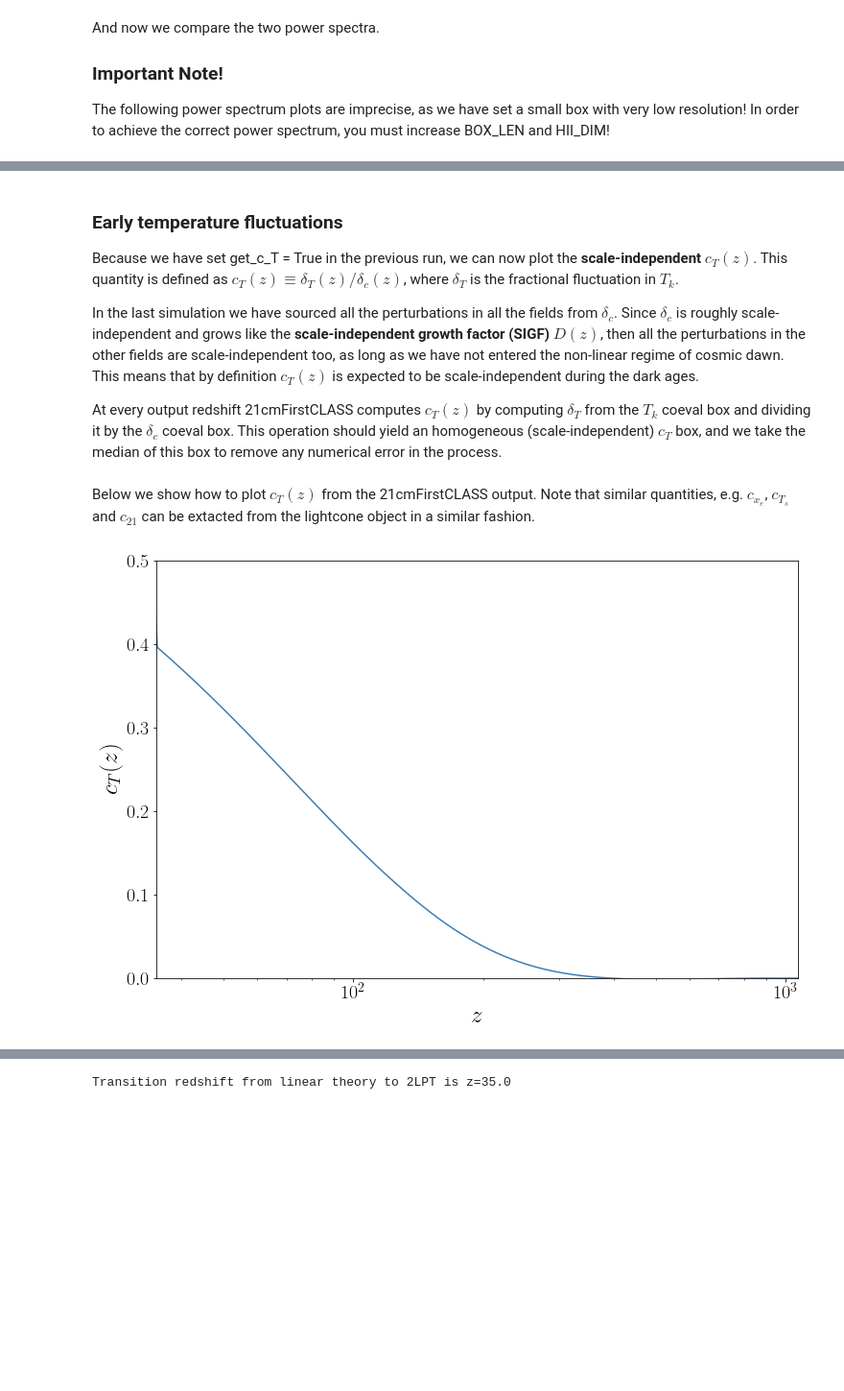
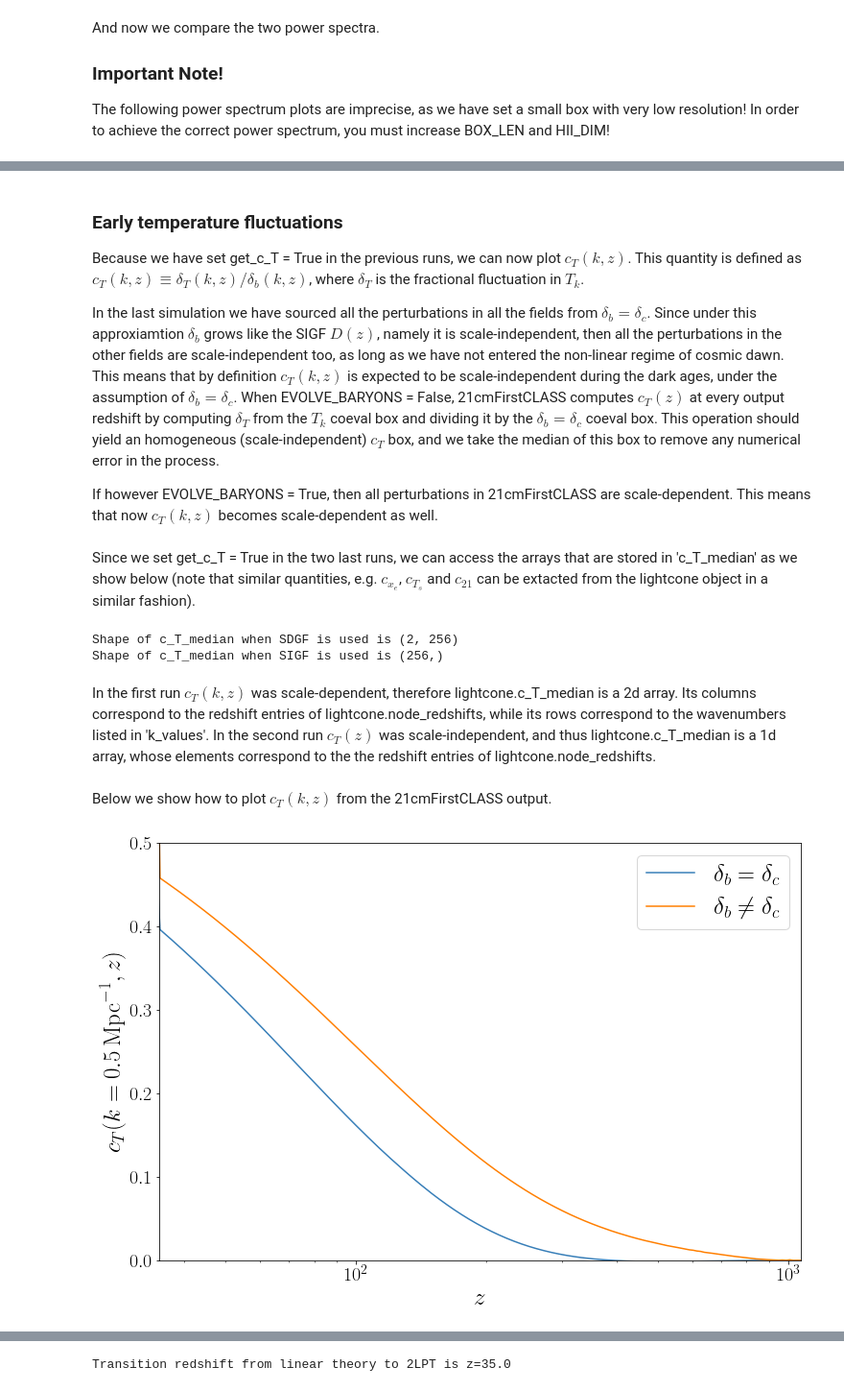
Before and after one commit to jordanflitter/21cmFirstCLASS, a Jupyter notebook: Tutorial (Jupyter notebooks)/notebook_2.ipynb, the cells around one changed output, grey strips where cells are left out. Shown: that part at 96% size. Cells and saved outputs as stored; diff of their text form; code cells hidden in the pictures; blank space fills up the shorter version.

```diff
--- a/Tutorial (Jupyter notebooks)/notebook_2.ipynb
+++ b/Tutorial (Jupyter notebooks)/notebook_2.ipynb
@@ -163,0 +177,13 @@ In contrast, during cosmic dawn the amount of redshift iterations is the same bo
+# %%
+user_params['LINEAR_DELTA_IN_EPS'] = False
+
+lightcone_NL_in_EPS = p21c.run_lightcone(redshift = 6., # minimum redshift at which the simulation will stop
+                                         random_seed = 1, # numerical seed -- if None, each run will produce different initial conditions, with the same cosmological power spectrum but different spatial realization. You need to specify the random seed to coherently compare two different runs, due to cosmic variance.
+                                         regenerate = True, # create new data even if cached are found
+                                         write = False, # whether or no to save cached files
+                                         user_params = user_params,
+                                         astro_params = astro_params,
+                                         flag_options = flag_options,
+                                         cosmo_params = cosmo_params,
+                                         global_quantities = global_quantities,
+                                         lightcone_quantities = lightcone_quantities) ;
@@ -227,0 +307,14 @@ Unlike the SIGF, the SDGF, not only it is scale dependent, but it also has not t
+# %%
+user_params['EVOLVE_MATTER'] = False
+
+lightcone_matter_is_CDM = p21c.run_lightcone(redshift = 6., # minimum redshift at which the simulation will stop
+                                             random_seed = 1, # numerical seed -- if None, each run will produce different initial conditions, with the same cosmological power spectrum but different spatial realization. You need to specify the random seed to coherently compare two different runs, due to cosmic variance.
+                                             regenerate = True, # create new data even if cached are found
+                                             write = False, # whether or no to save cached files
+                                             user_params = user_params,
+                                             astro_params = astro_params,
+                                             flag_options = flag_options,
+                                             cosmo_params = cosmo_params,
+                                             global_quantities = global_quantities,
+                                             lightcone_quantities = lightcone_quantities,
+                                             get_c_T = True, k_values = [0.01,0.5]) ; # We will explain shortly what these arguments do
@@ -286,24 +384,40 @@ While we stress that the above power spectra are imprecise quantitively, we can
 # %% [markdown]
 ### Early temperature fluctuations
-Because we have set get_c_T = True in the previous run, we can now plot the <b>scale-independent</b> $c_T(z)$. This quantity is defined as $c_T(z)\equiv\delta_T(z)/\delta_c(z)$, where $\delta_T$ is the fractional fluctuation in $T_k$.
+Because we have set get_c_T = True in the previous runs, we can now plot $c_T(k,z)$. This quantity is defined as $c_T(k,z)\equiv\delta_T(k,z)/\delta_b(k,z)$, where $\delta_T$ is the fractional fluctuation in $T_k$.
 
-In the last simulation we have sourced all the perturbations in all the fields from $\delta_c$. Since $\delta_c$ is roughly scale-independent and grows like the <b>scale-independent growth factor (SIGF)</b> $D(z)$, then all the perturbations in the other fields are scale-independent too, as long as we have not entered the non-linear regime of cosmic dawn. This means that by definition $c_T(z)$ is expected to be scale-independent during the dark ages.
+In the last simulation we have sourced all the perturbations in all the fields from $\delta_b=\delta_c$. Since under this approxiamtion $\delta_b$ grows like the SIGF $D(z)$, namely it is scale-independent, then all the perturbations in the other fields are scale-independent too, as long as we have not entered the non-linear regime of cosmic dawn. This means that by definition $c_T(k,z)$ is expected to be scale-independent during the dark ages, under the assumption of $\delta_b=\delta_c$. When EVOLVE_BARYONS = False, 21cmFirstCLASS computes $c_T(z)$ at every output redshift by computing $\delta_T$ from the $T_k$ coeval box and dividing it by the $\delta_b=\delta_c$ coeval box. This operation should yield an homogeneous (scale-independent) $c_T$ box, and we take the median of this box to remove any numerical error in the process.
 
-At every output redshift 21cmFirstCLASS computes $c_T(z)$ by computing $\delta_T$ from the $T_k$ coeval box and dividing it by the $\delta_c$ coeval box. This operation should yield an homogeneous (scale-independent) $c_T$ box, and we take the median of this box to remove any numerical error in the process.
+If however EVOLVE_BARYONS = True, then all perturbations in 21cmFirstCLASS are scale-dependent. This means that now $c_T(k,z)$ becomes scale-dependent as well.
+# %% [markdown]
+Since we set get_c_T = True in the two last runs, we can access the arrays that are stored in 'c_T_median' as we show below (note that similar quantities, e.g. $c_{x_e}$, $c_{T_s}$ and $c_{21}$ can be extacted from the lightcone object in a similar fashion).
+# %%
+print(f'Shape of c_T_median when SDGF is used is {lightcone_matter_is_CDM.c_T_median.shape}')
+print(f'Shape of c_T_median when SIGF is used is {lightcone_SIGF.c_T_median.shape}')
+# %% [output]
+Shape of c_T_median when SDGF is used is (2, 256)
+Shape of c_T_median when SIGF is used is (256,)
+# %% [markdown]
+In the first run $c_T(k,z)$ was scale-dependent, therefore lightcone.c_T_median is a 2d array. Its columns correspond to the redshift entries of lightcone.node_redshifts, while its rows correspond to the wavenumbers listed in 'k_values'. In the second run $c_T(z)$ was scale-independent, and thus lightcone.c_T_median is a 1d array, whose elements correspond to the the redshift entries of lightcone.node_redshifts.
 # %% [markdown]
-Below we show how to plot $c_T(z)$ from the 21cmFirstCLASS output. Note that similar quantities, e.g. $c_{x_e}$, $c_{T_s}$ and $c_{21}$ can be extacted from the lightcone object in a similar fashion.
+Below we show how to plot $c_T(k,z)$ from the 21cmFirstCLASS output.
 # %%
-# Plot c_T(z)!
+# Plot c_T(k,z)!
+# In the second curve we choose the 1st column in c_T_median, which is associated with k=0.5/Mpc, that was the
+# 1st entry in 'k_values'. If we had chosen the 0'th entry instead (correponds to k=0.01/Mpc, which was to the
+# 0'th entry in 'k_values'), then we would get junk because our box is not large enough, see details below.
+
 fig, ax = plt.subplots(1, 1, figsize=(12, 8))
-ax.semilogx(lightcone_SIGF.node_redshifts,lightcone_SIGF.c_T_median)
+ax.semilogx(lightcone_SIGF.node_redshifts,lightcone_SIGF.c_T_median,label=r'$\delta_b=\delta_c$')
+ax.semilogx(lightcone_matter_is_CDM.node_redshifts,lightcone_matter_is_CDM.c_T_median[1,:],label=r'$\delta_b\neq\delta_c$')
 
 # Prettify the plot
 ax.xaxis.set_tick_params(labelsize=20)
 ax.yaxis.set_tick_params(labelsize=20)
 ax.set_xlabel(xlabel='$z$',fontsize=25)
-ax.set_ylabel(ylabel='$c_T(z)$',fontsize=25)
+ax.set_ylabel(ylabel='$c_T(k=0.5\,\mathrm{Mpc}^{-1},z)$',fontsize=25)
 # We cut the plot at Z_HEAT_MAX since afterwards non-linearities occur and there is mode mixing
 ax.set_xlim([global_params.Z_HEAT_MAX,np.max(lightcone_SIGF.node_redshifts)])
-ax.set_ylim([0,0.5]);
+ax.set_ylim([0,0.5])
+ax.legend(fontsize=25) ;
 # %% [output]
-[figure, old version]
+[figure, new version]
```
Also changed, not shown: parts of 38 cells of this notebook, 3 other files.
